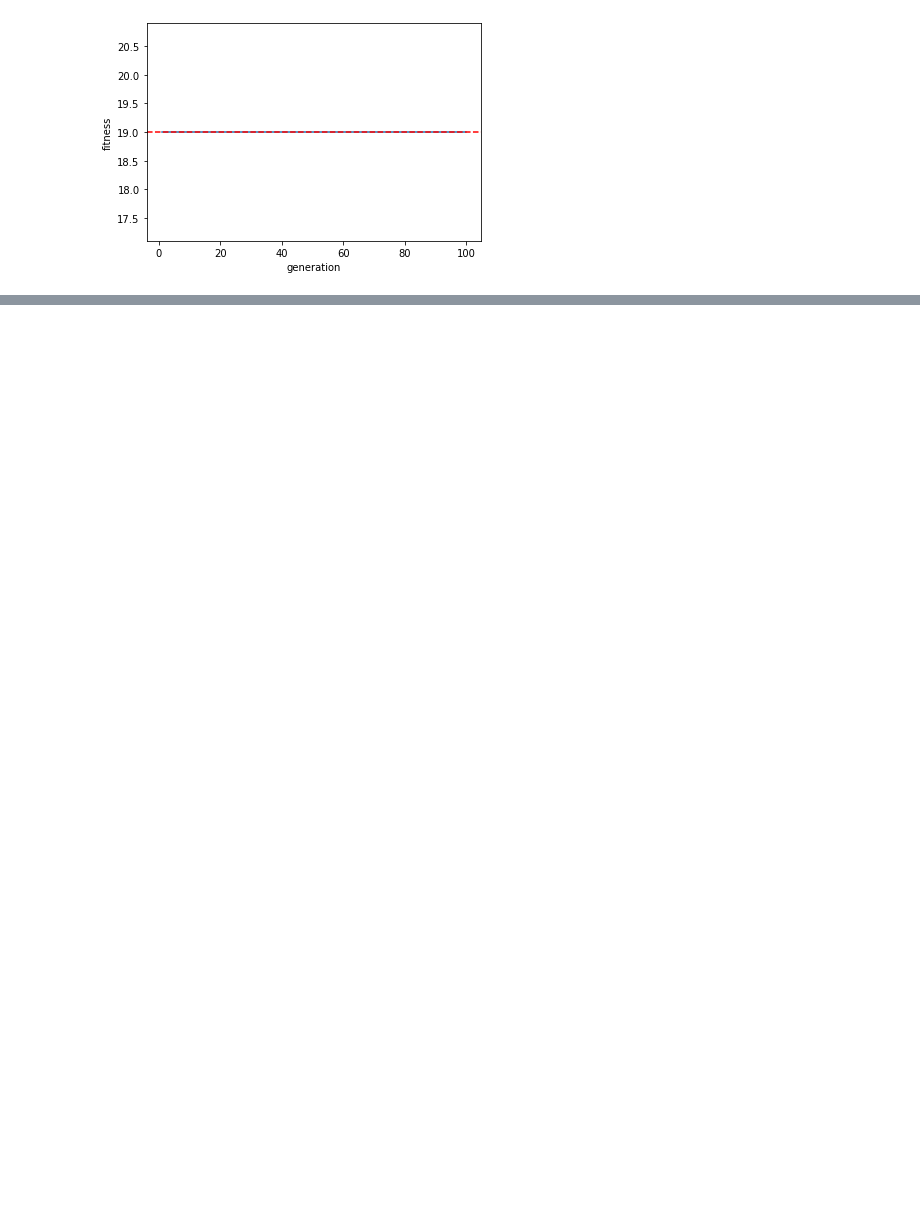
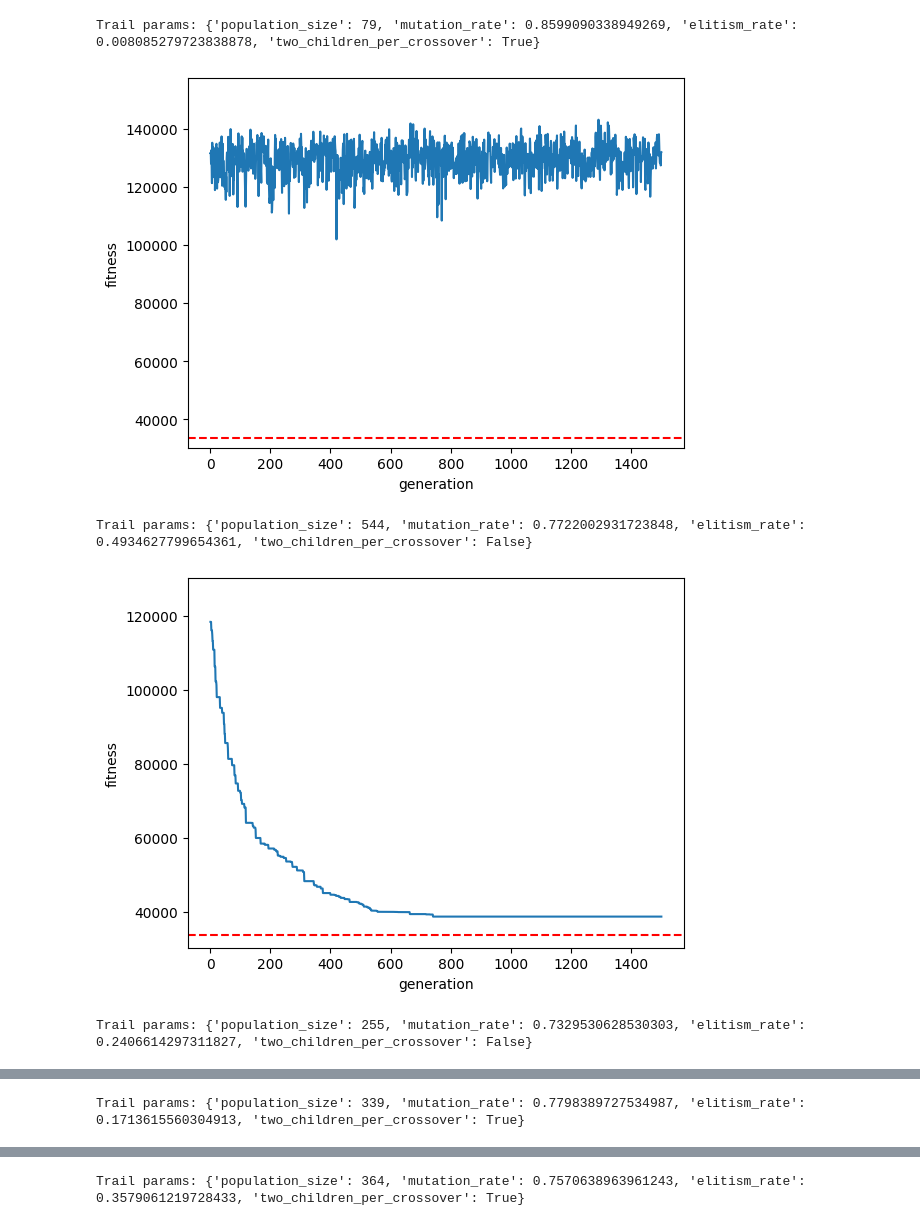
Before and after one commit to MarkusKiesel93/Self-Organizing_Systems, a Jupyter notebook: exercise_1/TSP.ipynb, the cells around one changed output, grey strips where cells are left out. Cells and saved outputs as stored; diff of their text form; code cells hidden in the pictures; blank space fills up the shorter version.

```diff
--- a/exercise_1/TSP.ipynb
+++ b/exercise_1/TSP.ipynb
@@ -13,0 +114,20 @@ from src.algorithms.ant_tsp import AntTSP
+# %%
+PROBLEM_INSTANCE_NAME = 'ATT48'
+tsp_loader = TSPLoader(PROBLEM_INSTANCE_NAME)
+problem_instance, optimal_fitness = tsp_loader.load_problem_instance()
+ga_per_trail = []
+def objective(trial):
+    kwargs = {
+        'population_size': trial.suggest_int('population_size', 10, 1000),
+        'max_generations': 1500,
+        'mutation_rate': trial.suggest_float('mutation_rate', 0.001, 1.0),
+        'elitism_rate': trial.suggest_float('elitism_rate', 0.0, 0.5),
+        'two_children_per_crossover': trial.suggest_categorical('two_children_per_crossover', [True, False])
+    }
+    ga = GeneticAltorithmTSP(problem_instance, **kwargs)
+    ga.run()
+    ga_per_trail.append(ga)
+    return min(ga.best_fitness_in_generation)
+
+study = optuna.create_study(direction='minimize')
+study.optimize(objective, n_trials=20)
@@ -14,14 +152,14 @@ from src.algorithms.ant_tsp import AntTSP
 # %%
-PROBLEM_INSTANCE_NAME = 'FIVE'
-
-tsp_loader = TSPLoader(PROBLEM_INSTANCE_NAME)
-problem_instance, optimal_fitness = tsp_loader.load_problem_instance()
-ga = GeneticAltorithmTSP(problem_instance, population_size=20, max_generations=100)
-ga.run()
-stats_df = ga.fitness_df()
-chart = sns.lineplot(data=stats_df, x='generation', y='fitness')
-plt.ylim(optimal_fitness * 0.9, stats_df.fitness.max() * 1.1)
-chart.axhline(optimal_fitness, color='red', linestyle='--')
-plt.show()
+for trail, ga in enumerate(ga_per_trail):
+    print(f'Trail params: {study.get_trials()[trail].params}')
+    stats_df = ga.fitness_df()
+    chart = sns.lineplot(data=stats_df, x='generation', y='fitness')
+    plt.ylim(optimal_fitness * 0.9, stats_df.fitness.max() * 1.1)
+    chart.axhline(optimal_fitness, color='red', linestyle='--')
+    plt.show()
 # %% [output]
+Trail params: {'population_size': 79, 'mutation_rate': 0.8599090338949269, 'elitism_rate': 0.008085279723838878, 'two_children_per_crossover': True}
-[figure, old version]
+[figure, new version]
+Trail params: {'population_size': 544, 'mutation_rate': 0.7722002931723848, 'elitism_rate': 0.4934627799654361, 'two_children_per_crossover': False}
+[figure, added]
+Trail params: {'population_size': 255, 'mutation_rate': 0.7329530628530303, 'elitism_rate': 0.2406614297311827, 'two_children_per_crossover': False}
@@ -27,0 +167 @@ plt.show()
+Trail params: {'population_size': 339, 'mutation_rate': 0.7798389727534987, 'elitism_rate': 0.1713615560304913, 'two_children_per_crossover': True}
@@ -27,0 +169 @@ plt.show()
+Trail params: {'population_size': 364, 'mutation_rate': 0.7570638963961243, 'elitism_rate': 0.3579061219728433, 'two_children_per_crossover': True}
```
Also changed, not shown: parts of 22 cells of this notebook, 1 other file.
